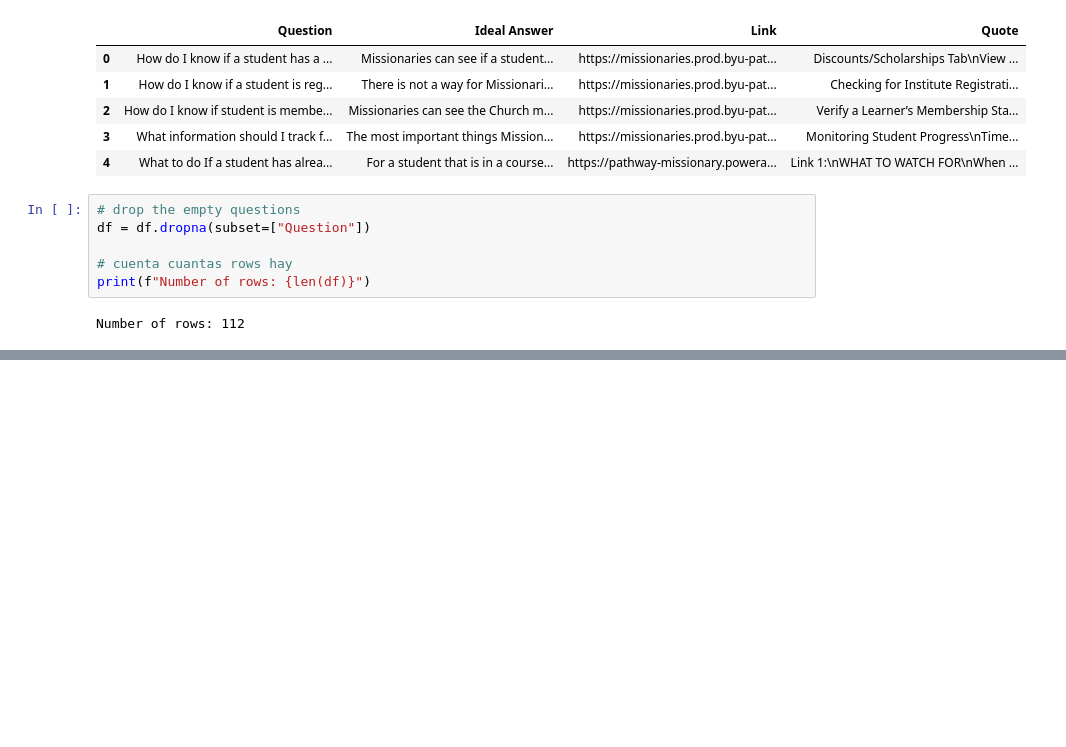
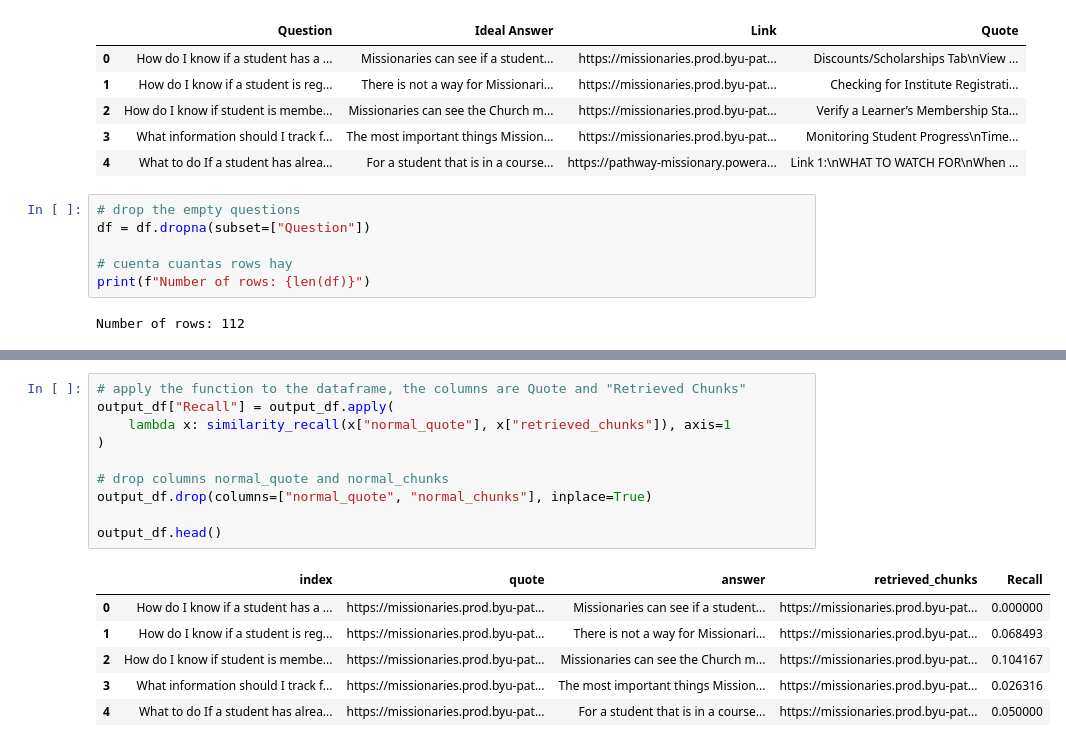
Before and after one commit to DallanQ/pathway-indexer, a Jupyter notebook: notebooks/hyperparam/with_chunks.ipynb, the cells around one changed output, grey strips where cells are left out. Cells and saved outputs as stored; diff of their text form; blank space fills up the shorter version.

```diff
--- a/notebooks/hyperparam/with_chunks.ipynb
+++ b/notebooks/hyperparam/with_chunks.ipynb
@@ -190,3 +307,20 @@ Total errors encountered: 0
+# %%
+# apply the function to the dataframe, the columns are Quote and "Retrieved Chunks"
+output_df["Recall"] = output_df.apply(
+    lambda x: similarity_recall(x["normal_quote"], x["retrieved_chunks"]), axis=1
+)
+
+# drop columns normal_quote and normal_chunks
+output_df.drop(columns=["normal_quote", "normal_chunks"], inplace=True)
+
+output_df.head()
+# %% [output]
+|  | index | quote | answer | retrieved_chunks | Recall |
+| 0 | How do I know if a student has a ... | https://missionaries.prod.byu-pat... | Missionaries can see if a student... | https://missionaries.prod.byu-pat... | 0.000000 |
+| 1 | How do I know if a student is reg... | https://missionaries.prod.byu-pat... | There is not a way for Missionari... | https://missionaries.prod.byu-pat... | 0.068493 |
+| 2 | How do I know if student is membe... | https://missionaries.prod.byu-pat... | Missionaries can see the Church m... | https://missionaries.prod.byu-pat... | 0.104167 |
+| 3 | What information should I track f... | https://missionaries.prod.byu-pat... | The most important things Mission... | https://missionaries.prod.byu-pat... | 0.026316 |
+| 4 | What to do If a student has alrea... | https://missionaries.prod.byu-pat... | For a student that is in a course... | https://missionaries.prod.byu-pat... | 0.050000 |
 # %%
 # Guardar los resultados en un archivo CSV
 # las columnas son: Question,Quote,Quote URL (Link),retrieved chunks,recall
```
Also changed, not shown: parts of 24 cells of this notebook, 4 other files.
